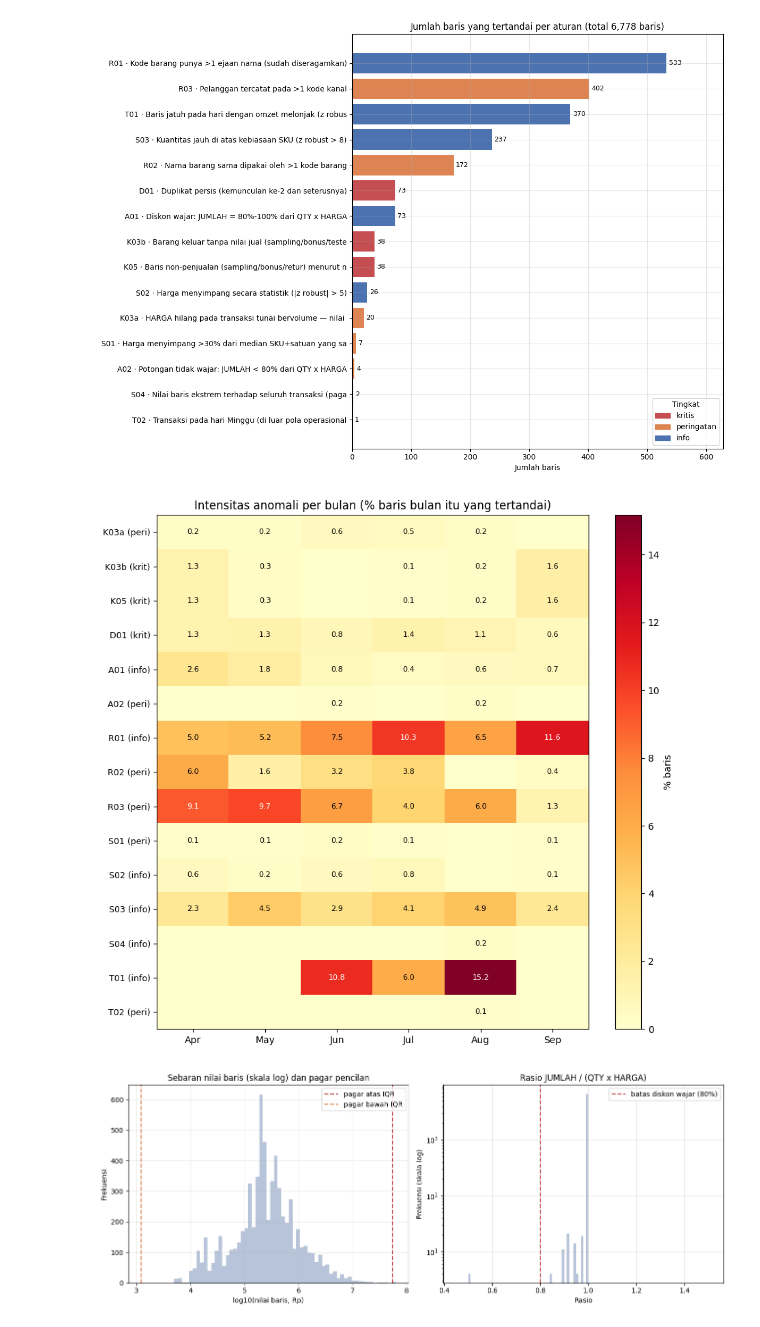
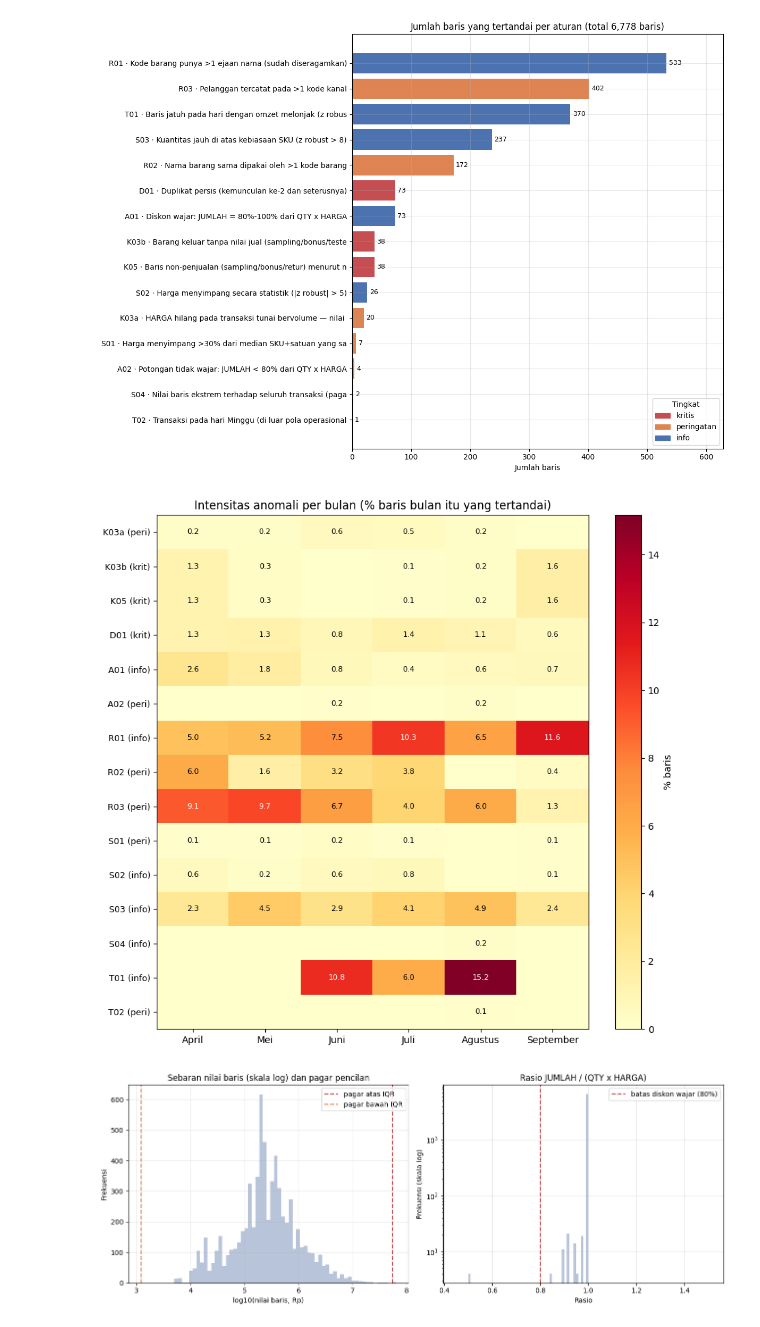
Before and after one commit to Terano24/ADD-adudu, a Jupyter notebook: 02_pembersihan_dan_anomali.ipynb, the cells around one changed output. Drawn from its saved outputs; the diff is of its cells as text; code cells hidden in the pictures.

```diff
--- a/02_pembersihan_dan_anomali.ipynb
+++ b/02_pembersihan_dan_anomali.ipynb
@@ -181,7 +181,21 @@ catat('buang baris kosong penuh', kosong.sum(), f'baris Excel: {baris_kosong_asl
 # --- Tanggal ---
 if not pd.api.types.is_datetime64_any_dtype(d['TGL']):
     d['TGL'] = pd.to_datetime(d['TGL'].astype(float), unit='D', origin='1899-12-30')
-d['BULAN'] = d['TGL'].dt.to_period('M').dt.to_timestamp()
+# Nama bulan dalam bahasa Indonesia, disimpan sebagai kategori TERURUT supaya
+# groupby dan pengurutan tetap kronologis (Mei sebelum September), bukan alfabetis.
+NAMA_BULAN = ['Januari', 'Februari', 'Maret', 'April', 'Mei', 'Juni',
+              'Juli', 'Agustus', 'September', 'Oktober', 'November', 'Desember']
+
+
+def label_bulan(tgl):
+    '''Ubah kolom tanggal menjadi label bulan bernama, mis. "April 2020".'''
+    periode = tgl.dt.to_period('M')
+    sebut = lambda p: pd.NA if pd.isna(p) else f'{NAMA_BULAN[p.month - 1]} {p.year}'
+    urut = [sebut(p) for p in sorted(periode.dropna().unique())]
+    return pd.Categorical(periode.map(sebut), categories=urut, ordered=True)
+
+
+d['BULAN'] = label_bulan(d['TGL'])
 d['HARI'] = d['TGL'].dt.day_name()
 
 # --- Numerik ---
@@ -998,28 +1012,28 @@ plt.show()
 # %%
 # 5.2 Apakah masalah kualitas data terkonsentrasi di bulan tertentu?
 per_bulan = FLAG[aktif].groupby(d['BULAN']).sum().T
 baris_bulan = d.groupby('BULAN').size()
 laju = per_bulan / baris_bulan.values * 100
-laju.columns = per_bulan.columns.strftime('%b')
+laju.columns = [str(c).split()[0] for c in per_bulan.columns]
 
 fig, ax = plt.subplots(figsize=(9, 0.42 * len(aktif) + 2))
 im = ax.imshow(laju.values, aspect='auto', cmap='YlOrRd')
 ax.set_xticks(range(len(laju.columns)), laju.columns)
 ax.set_yticks(range(len(laju.index)),
               [f'{k} ({katalog.loc[k, "tingkat"][:4]})' for k in laju.index], fontsize=9)
 for i in range(laju.shape[0]):
     for j in range(laju.shape[1]):
         v = laju.values[i, j]
         if v > 0:
             ax.text(j, i, f'{v:.1f}', ha='center', va='center', fontsize=8,
                     color='white' if v > laju.values.max() * 0.6 else 'black')
 ax.set_title('Intensitas anomali per bulan (% baris bulan itu yang tertandai)')
 ax.grid(False)
 fig.colorbar(im, ax=ax, label='% baris')
 plt.tight_layout()
 plt.show()
 # %% [output]
-[figure, old version]
+[figure, new version]
 # %%
 # 5.3 Di mana pencilan berada dalam sebaran nilai transaksi, dan seperti apa pola diskon.
 fig, axes = plt.subplots(1, 2, figsize=(13, 5))
```
Also changed, not shown: parts of 10 cells of this notebook, 3 other files.
